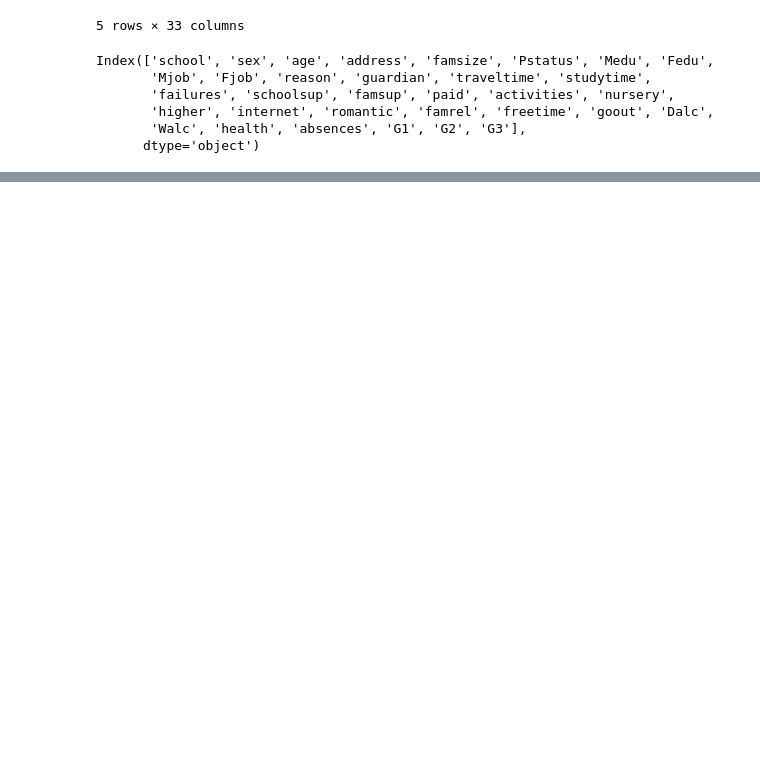
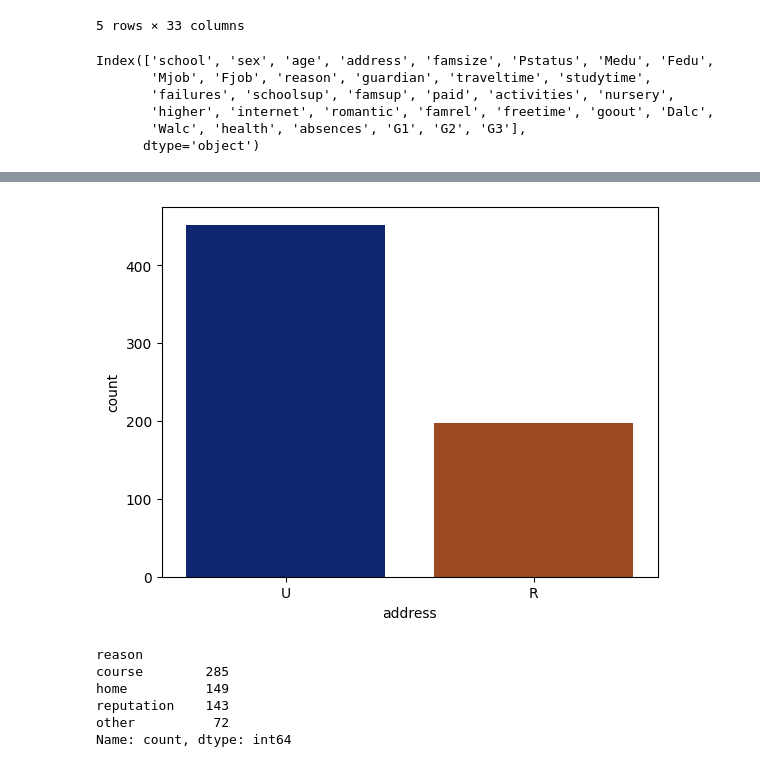
Before and after one commit to Harshadachaudhariii/Student_Performance_Analysis, a Jupyter notebook: student_performance_analysis.ipynb, the cells around one changed output, grey strips where cells are left out. Saved outputs shown, nothing was run; the diff lists cells and outputs as text; code cells hidden in the pictures; blank space fills up the shorter version.

```diff
--- a/student_performance_analysis.ipynb
+++ b/student_performance_analysis.ipynb
@@ -96,0 +171,5 @@ Index(['school', 'sex', 'age', 'address', 'famsize', 'Pstatus', 'Medu', 'Fedu',
+# %%
+sns.countplot(x ='address', data = data, palette='dark' )
+plt.show()
+# %% [output]
+[figure, added]
@@ -96,0 +178,9 @@ Index(['school', 'sex', 'age', 'address', 'famsize', 'Pstatus', 'Medu', 'Fedu',
+# %%
+data['reason'].value_counts()
+# %% [output]
+reason
+course        285
+home          149
+reputation    143
+other          72
+Name: count, dtype: int64
```
Also changed, not shown: parts of 40 cells of this notebook.
